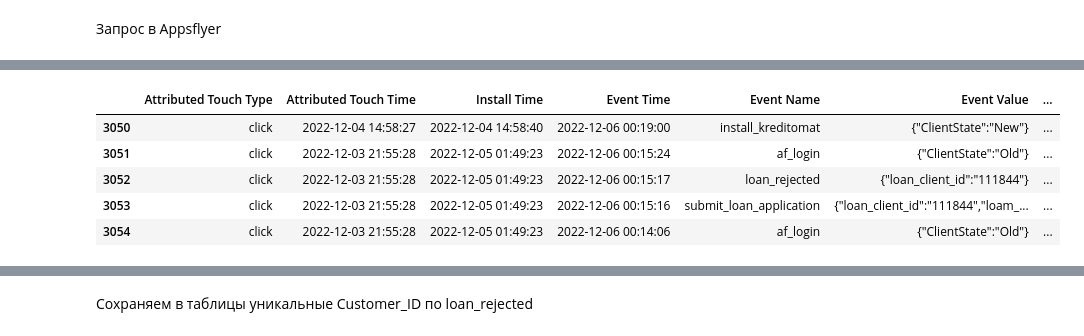
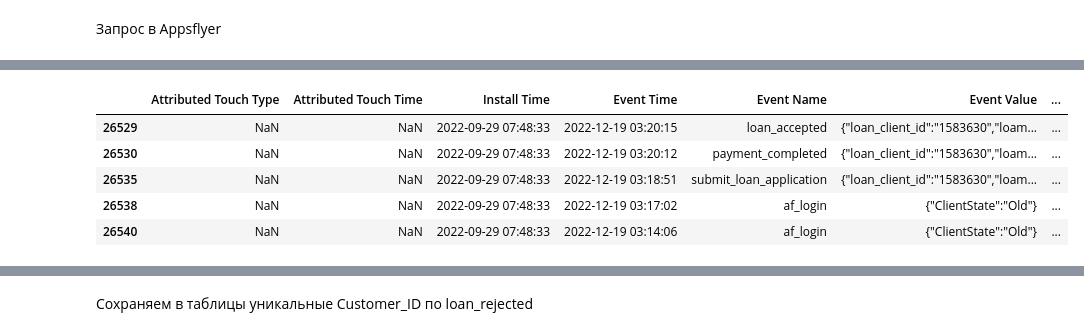
Before and after one commit to ChapnesAl/DA_Fintech, a Jupyter notebook: jupyter_files/get_events.ipynb, the cells around one changed output, grey strips where cells are left out. Saved outputs shown, nothing was run; the diff lists cells and outputs as text; code cells hidden in the pictures.

Commit message:
- upgrade affil report and events asks

```diff
--- a/jupyter_files/get_events.ipynb
+++ b/jupyter_files/get_events.ipynb
@@ -33,11 +34,25 @@ token = 'Bearer eyJhbGciOiJBMjU2S1ciLCJjdHkiOiJKV1QiLCJlbmMiOiJBMjU2R0NNIiwidHlw
 # %% [markdown]
 Запрос в Appsflyer
 # %%
-url = f"https://hq1.appsflyer.com/api/raw-data/export/app/com.tezbol.android/in_app_events_report/v5?from={from_date}&to={to_date}&event_name=&reattr=false&additional_fields=blocked_reason_rule,store_reinstall,impressions,conversion_type,gp_click_time,match_type,mediation_network,oaid,deeplink_url,gp_install_begin,campaign_type,custom_data,device_download_time,device_model,monetization_network,segment,store_product_page,device_category"
+url = f"https://hq1.appsflyer.com/api/raw-data/export/app/{app_id}/in_app_events_report/v5?from={from_date}&to={to_date}&event_name=&reattr=false&additional_fields=blocked_reason_rule,store_reinstall,impressions,conversion_type,gp_click_time,match_type,mediation_network,oaid,deeplink_url,gp_install_begin,campaign_type,custom_data,device_download_time,device_model,monetization_network,segment,store_product_page,device_category"
 
 headers = {
     "accept": "text/csv",
     "authorization": token}
 
 urlData = requests.get(url, headers=headers).content
-df = pd.read_csv(io.StringIO(urlData.decode('utf-8')))
+df = pd.read_csv(io.StringIO(urlData.decode('utf-8')), low_memory=False)
+
+'''получаем ресурсы и меняем restricted на Facebook_Ad'''
+sources = list(df['Media Source'].unique())
+if 'restricted' in sources:
+    ind = sources.index('restricted')
+    sources[ind] = 'Facebook_Ads'
+else:
+    pass
+
+
+
+
+
+sources
@@ -45,0 +82,12 @@ df = pd.read_csv(io.StringIO(urlData.decode('utf-8')))
+# %%
+'''меняем название restricted на Facebook_Ads в dataframe'''
+r = list(df['Media Source'])
+for i in range(len(r)):
+    if r[i] == 'restricted':
+        r[i] = 'Facebook_Ads'
+    elif r[i] == 'Facebook Ads':
+        r[i] = 'Facebook_Ads'
+    else:
+        r[i] = r[i]
+df['Media Source'] = r
+df.head(5)
@@ -46,2 +101,5 @@ df = pd.read_csv(io.StringIO(urlData.decode('utf-8')))
 # %%
-df = df.loc[df['Media Source'] != 'restricted']
+df_filter = df.loc[df['Media Source'] == 'Facebook_Ads']
+
+df_filter.head(5)
+df_filter
@@ -115,12 +137,12 @@ for i in range(len(df)):
 # %%
-df.tail(5)
+df_filter.tail(5)
 # %% [output]
 |  | Attributed Touch Type | Attributed Touch Time | Install Time | Event Time | Event Name | Event Value | ... |
-| 3050 | click | 2022-12-04 14:58:27 | 2022-12-04 14:58:40 | 2022-12-06 00:19:00 | install_kreditomat | {"ClientState":"New"} | ... |
-| 3051 | click | 2022-12-03 21:55:28 | 2022-12-05 01:49:23 | 2022-12-06 00:15:24 | af_login | {"ClientState":"Old"} | ... |
-| 3052 | click | 2022-12-03 21:55:28 | 2022-12-05 01:49:23 | 2022-12-06 00:15:17 | loan_rejected | {"loan_client_id":"111844"} | ... |
-| 3053 | click | 2022-12-03 21:55:28 | 2022-12-05 01:49:23 | 2022-12-06 00:15:16 | submit_loan_application | {"loan_client_id":"111844","loam_... | ... |
-| 3054 | click | 2022-12-03 21:55:28 | 2022-12-05 01:49:23 | 2022-12-06 00:14:06 | af_login | {"ClientState":"Old"} | ... |
+| 26529 | NaN | NaN | 2022-09-29 07:48:33 | 2022-12-19 03:20:15 | loan_accepted | {"loan_client_id":"1583630","loam... | ... |
+| 26530 | NaN | NaN | 2022-09-29 07:48:33 | 2022-12-19 03:20:12 | payment_completed | {"loan_client_id":"1583630","loam... | ... |
+| 26535 | NaN | NaN | 2022-09-29 07:48:33 | 2022-12-19 03:18:51 | submit_loan_application | {"loan_client_id":"1583630","loam... | ... |
+| 26538 | NaN | NaN | 2022-09-29 07:48:33 | 2022-12-19 03:17:02 | af_login | {"ClientState":"Old"} | ... |
+| 26540 | NaN | NaN | 2022-09-29 07:48:33 | 2022-12-19 03:14:06 | af_login | {"ClientState":"Old"} | ... |
 # %%
 import ast
 
```
Also changed, not shown: parts of 15 cells of this notebook, 5 other files.
